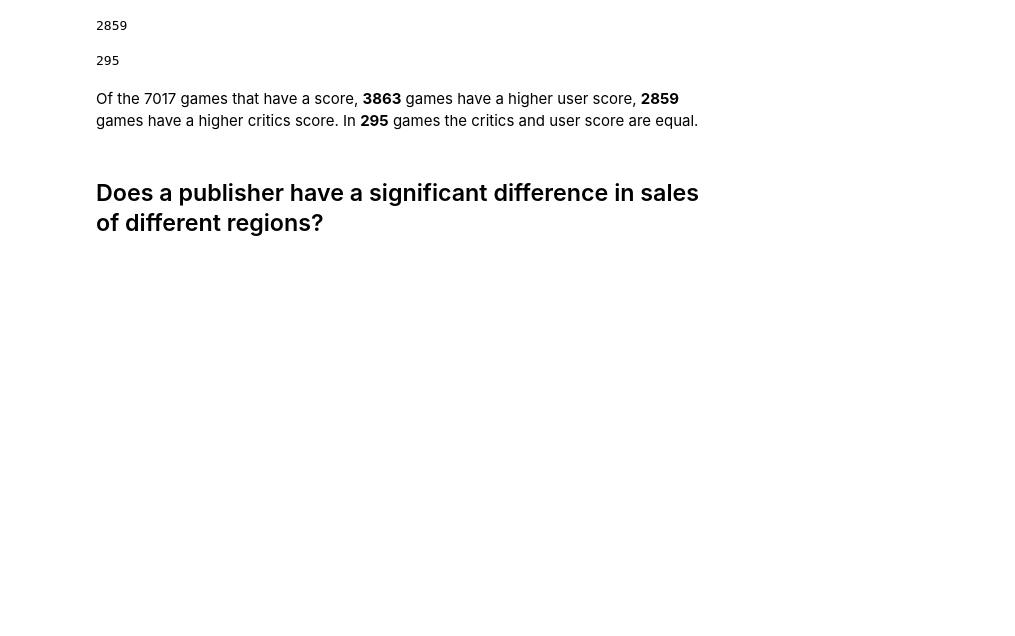
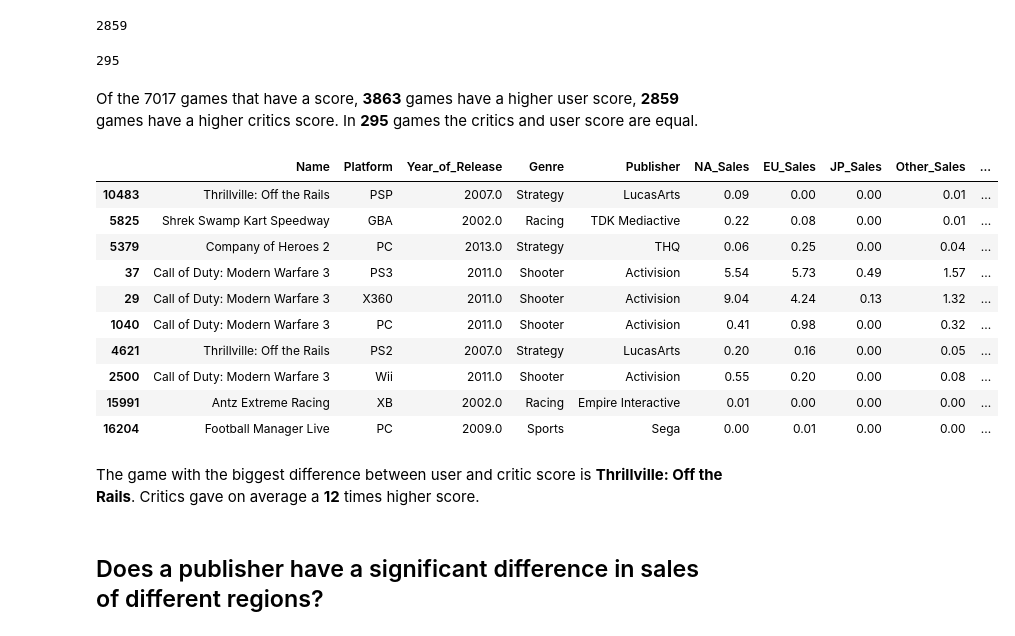
Before and after one commit to nikuya3/videogame-analytics, a Jupyter notebook: videogames.ipynb, the cells around one changed output. Cells and saved outputs as stored; diff of their text form; code cells hidden in the pictures; blank space fills up the shorter version.

Commit message:
Finished delta question, working on publisher-sales

```diff
--- a/videogames.ipynb
+++ b/videogames.ipynb
@@ -169,6 +169,24 @@ len(games_with_ratings[games_with_ratings["deltaScore"] == 0])
 295
 # %% [markdown]
 Of the 7017 games that have a score, **3863** games have a higher user score, **2859** games have a higher critics score. In **295** games the critics and user score are equal.
+# %%
+games_with_ratings["deltaScoreAbs"] = abs(games_with_ratings["Critic_Score"] - games_with_ratings["User_Score"])
+s = (games_with_ratings[abs(games_with_ratings["deltaScore"]) > 50]).sort_values(["deltaScoreAbs"], ascending = [False])
+s.ix[:, s.columns != 'deltaScoreAbs']
+# %% [output]
+|  | Name | Platform | Year_of_Release | Genre | Publisher | NA_Sales | EU_Sales | JP_Sales | Other_Sales | ... |
+| 10483 | Thrillville: Off the Rails | PSP | 2007.0 | Strategy | LucasArts | 0.09 | 0.00 | 0.00 | 0.01 | ... |
+| 5825 | Shrek Swamp Kart Speedway | GBA | 2002.0 | Racing | TDK Mediactive | 0.22 | 0.08 | 0.00 | 0.01 | ... |
+| 5379 | Company of Heroes 2 | PC | 2013.0 | Strategy | THQ | 0.06 | 0.25 | 0.00 | 0.04 | ... |
+| 37 | Call of Duty: Modern Warfare 3 | PS3 | 2011.0 | Shooter | Activision | 5.54 | 5.73 | 0.49 | 1.57 | ... |
+| 29 | Call of Duty: Modern Warfare 3 | X360 | 2011.0 | Shooter | Activision | 9.04 | 4.24 | 0.13 | 1.32 | ... |
+| 1040 | Call of Duty: Modern Warfare 3 | PC | 2011.0 | Shooter | Activision | 0.41 | 0.98 | 0.00 | 0.32 | ... |
+| 4621 | Thrillville: Off the Rails | PS2 | 2007.0 | Strategy | LucasArts | 0.20 | 0.16 | 0.00 | 0.05 | ... |
+| 2500 | Call of Duty: Modern Warfare 3 | Wii | 2011.0 | Shooter | Activision | 0.55 | 0.20 | 0.00 | 0.08 | ... |
+| 15991 | Antz Extreme Racing | XB | 2002.0 | Racing | Empire Interactive | 0.01 | 0.00 | 0.00 | 0.00 | ... |
+| 16204 | Football Manager Live | PC | 2009.0 | Sports | Sega | 0.00 | 0.01 | 0.00 | 0.00 | ... |
+# %% [markdown]
+The game with the biggest difference between user and critic score is **Thrillville: Off the Rails**. Critics gave on average a **12** times higher score.
 # %% [markdown]
 ## Does a publisher have a significant difference in sales of different regions?
 # %%
```
Also changed, not shown: parts of 3 cells of this notebook.
